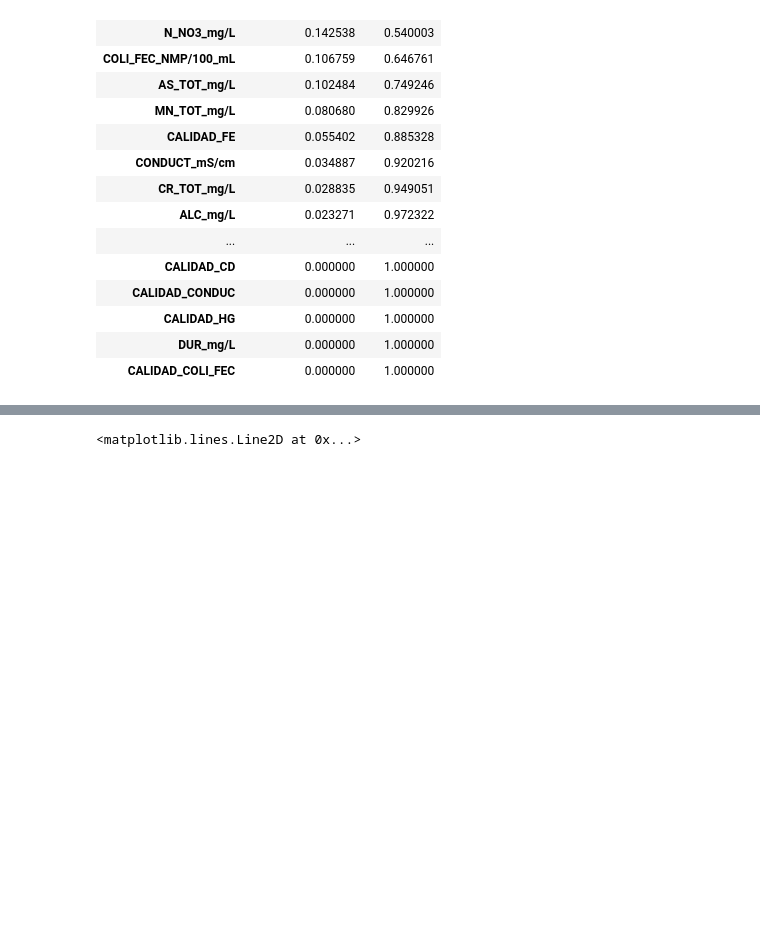
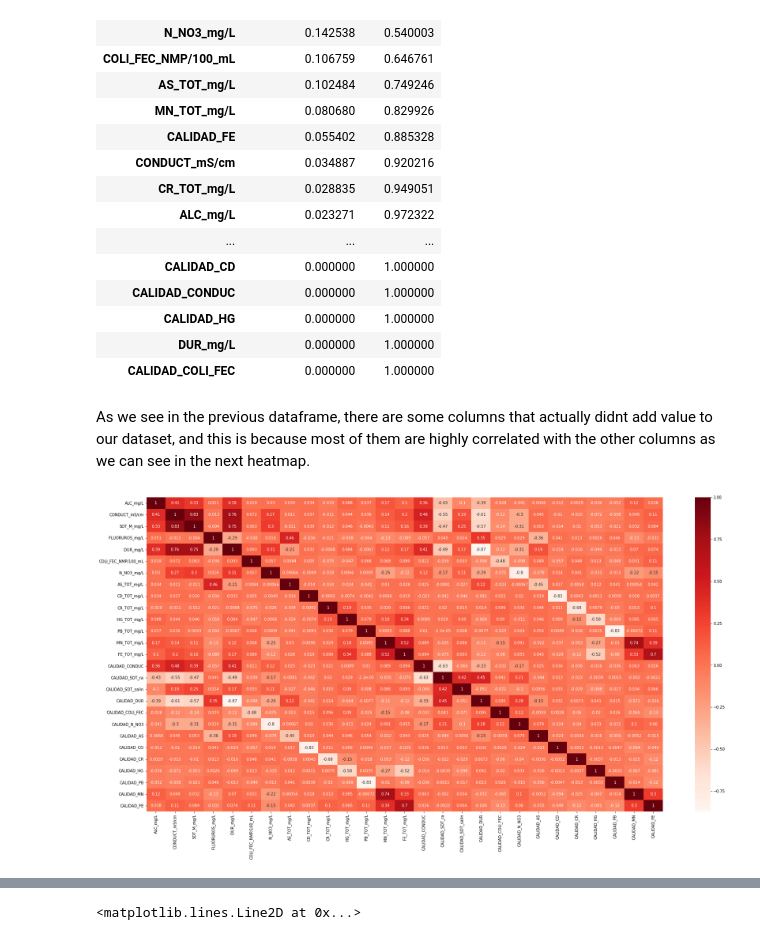
Before and after one commit to PosgradoMNA/actividades-del-projecto-team-1, a Jupyter notebook: Reto/Reto_Equipo2.ipynb, the cells around one changed output, grey strips where cells are left out. Drawn from its saved outputs; the diff is of its cells as text; code cells hidden in the pictures; blank space fills up the shorter version.

```diff
--- a/Reto/Reto_Equipo2.ipynb
+++ b/Reto/Reto_Equipo2.ipynb
@@ -961,3 +969,11 @@ df_barModel
 | CALIDAD_HG | 0.000000 | 1.000000 |
 | DUR_mg/L | 0.000000 | 1.000000 |
 | CALIDAD_COLI_FEC | 0.000000 | 1.000000 |
+# %% [markdown]
+As we see in the previous dataframe, there are some columns that actually didnt add value to our dataset, and this is because most of them are highly correlated with the other columns as we can see in the next heatmap.
+# %%
+plt.figure(figsize=(30,15))
+sns.heatmap(X_encoded.corr(), annot=True, cmap='Reds')
+plt.show()
+# %% [output]
+[figure, added]
```
Also changed, not shown: parts of 15 cells of this notebook.
